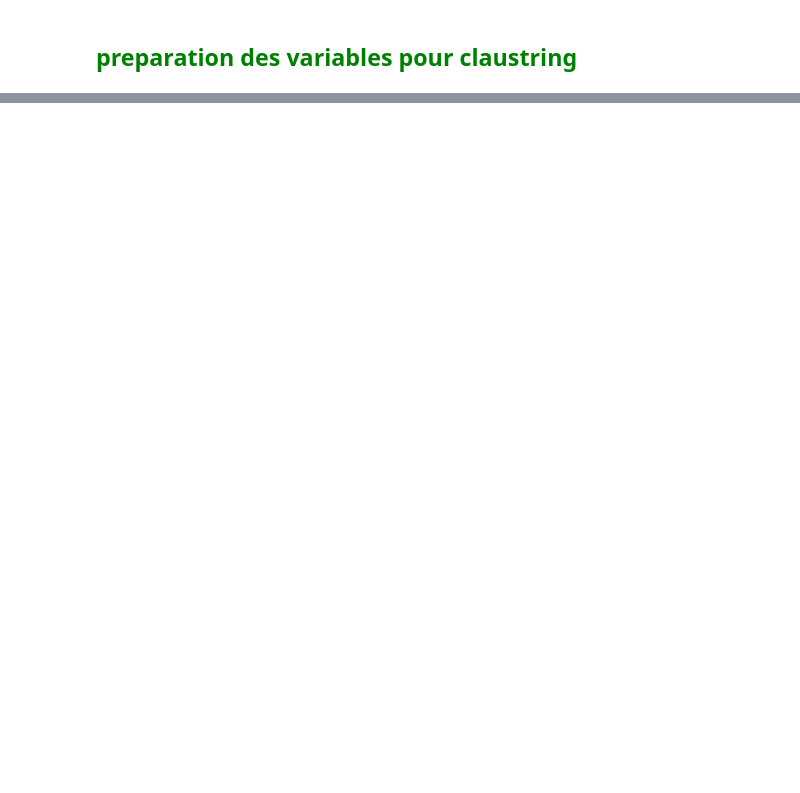
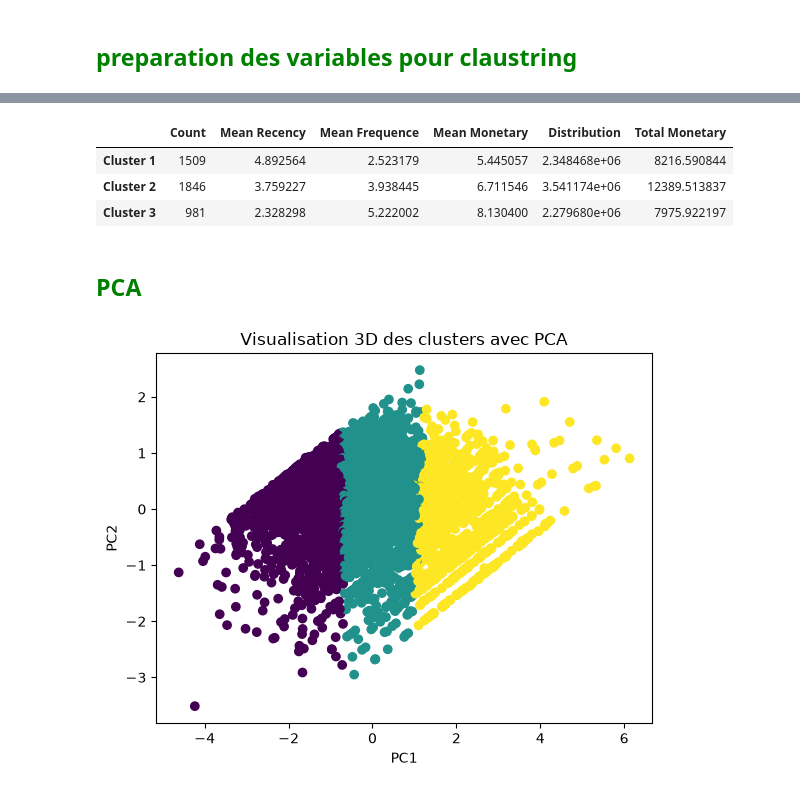
Before and after one commit to zennouh/classification-project, a Jupyter notebook: work.ipynb, the cells around one changed output, grey strips where cells are left out. Saved outputs shown, nothing was run; the diff lists cells and outputs as text; code cells hidden in the pictures; blank space fills up the shorter version.

```diff
--- a/work.ipynb
+++ b/work.ipynb
@@ -167,0 +264,12 @@ plt.show()
+# %%
+from sklearn.cluster import KMeans
+def trained_k_mean():
+    kmean = KMeans(n_clusters=3, init="k-means++", random_state=42, n_init=10)
+    kmean = kmean.fit(X)
+    return kmean
+# %%
+
+kmean = trained_k_mean()
+# %%
+df_clients_rfm["cluster"] = kmean.labels_
+df_clients_rfm.head()
@@ -167,0 +306,61 @@ plt.show()
+# %%
+
+def clusters_table():
+
+    cluster_groups = df_clients_rfm.groupby("cluster")
+
+    data = {
+        "Count": cluster_groups.size(),
+
+        "Mean Recency": cluster_groups["recency"].mean(),
+
+        "Mean Frequence": cluster_groups["frequence"].mean(),
+
+        "Mean Monetary": cluster_groups["montary"].mean(),
+
+        "Distribution": (cluster_groups["montary"].sum() /100 )* df_clients_rfm["montary"].sum(),
+
+        "Total Monetary": cluster_groups["montary"].sum()
+    }
+
+    df = pd.DataFrame(data)
+
+    df.index = [f"Cluster {i + 1}" for i in df.index]
+
+    return df
+
+clusters_table()
+# %% [output]
+|  | Count | Mean Recency | Mean Frequence | Mean Monetary | Distribution | Total Monetary |
+| Cluster 1 | 1509 | 4.892564 | 2.523179 | 5.445057 | 2.348468e+06 | 8216.590844 |
+| Cluster 2 | 1846 | 3.759227 | 3.938445 | 6.711546 | 3.541174e+06 | 12389.513837 |
+| Cluster 3 | 981 | 2.328298 | 5.222002 | 8.130400 | 2.279680e+06 | 7975.922197 |
+# %% [markdown]
+## <font color="green">PCA</font>
+# %%
+from sklearn.decomposition import PCA
+
+
+pca = PCA(n_components=2)
+
+X_pca = pca.fit_transform(X)
+
+df_clients_rfm["PC1"] = X_pca[:, 0]
+df_clients_rfm["PC2"] = X_pca[:, 1]
+# %%
+import matplotlib.pyplot as plt
+
+plt.scatter(
+    df_clients_rfm["PC1"],
+    df_clients_rfm["PC2"],
+    c=df_clients_rfm["cluster"],
+)
+
+plt.xlabel("PC1")
+plt.ylabel("PC2")
+
+plt.title("Visualisation 3D des clusters avec PCA")
+
+plt.show()
+# %% [output]
+[figure, added]
```
Also changed, not shown: parts of 20 cells of this notebook.
